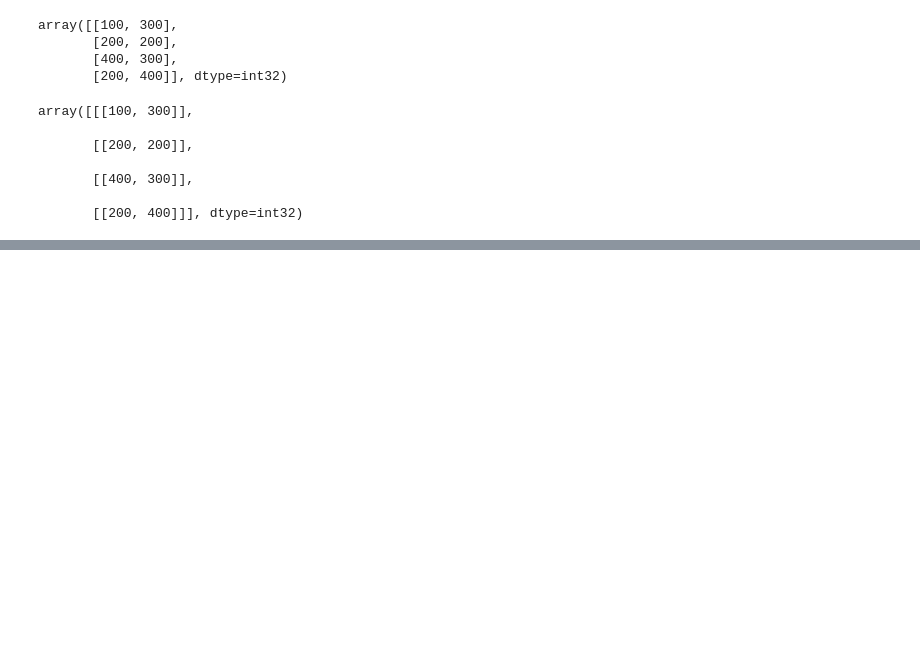
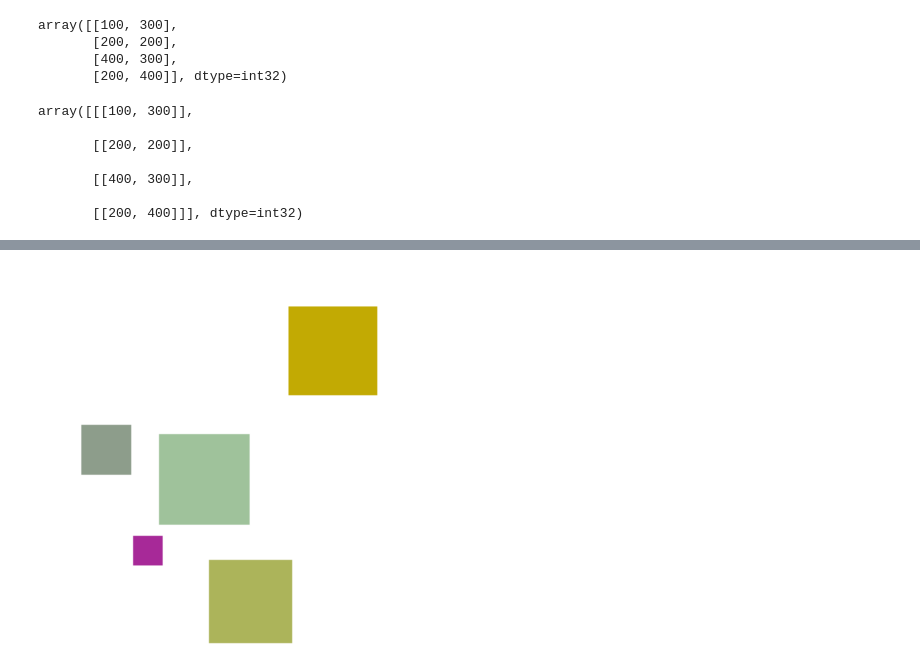
Before and after one commit to alfarobi695/PCVK_Ganjil_2023, a Jupyter notebook: Week2.ipynb, the cells around one changed output, grey strips where cells are left out. Saved outputs shown, nothing was run; the diff lists cells and outputs as text; code cells hidden in the pictures; blank space fills up the shorter version.

```diff
--- a/Week2.ipynb
+++ b/Week2.ipynb
@@ -125,0 +173,28 @@ plt.imshow(black_img2)
+# %%
+import numpy as np
+import matplotlib.pyplot as plt
+
+# Inisialisasi gambar kosong
+image_size = 200
+image = np.ones((image_size, image_size, 3))
+
+# Fungsi untuk membuat kotak acak
+def create_random_box(image):
+    size = np.random.randint(10, 50)  # Ukuran kotak (dari 10 hingga 50 piksel)
+    x = np.random.randint(0, image_size - size)
+    y = np.random.randint(0, image_size - size)
+    color = np.random.rand(3)  # Warna acak
+
+    # Menggambar kotak
+    image[y:y+size, x:x+size] = color
+
+# Membuat 5 kotak acak
+for _ in range(5):
+    create_random_box(image)
+
+# Menampilkan gambar
+plt.imshow(image)
+plt.axis('off')
+plt.show()
+# %% [output]
+[figure, added]
```
Also changed, not shown: parts of 8 cells of this notebook.
